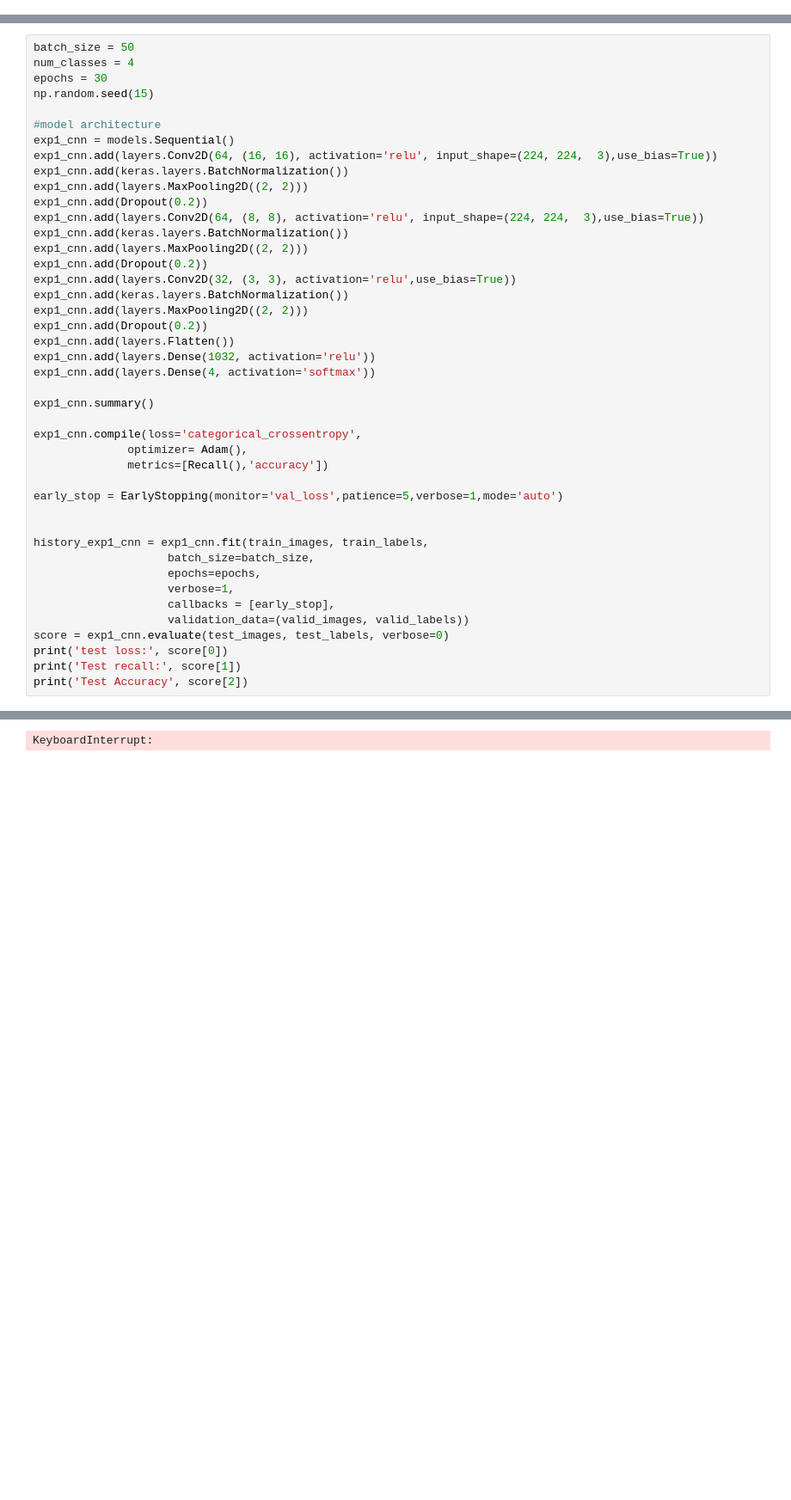
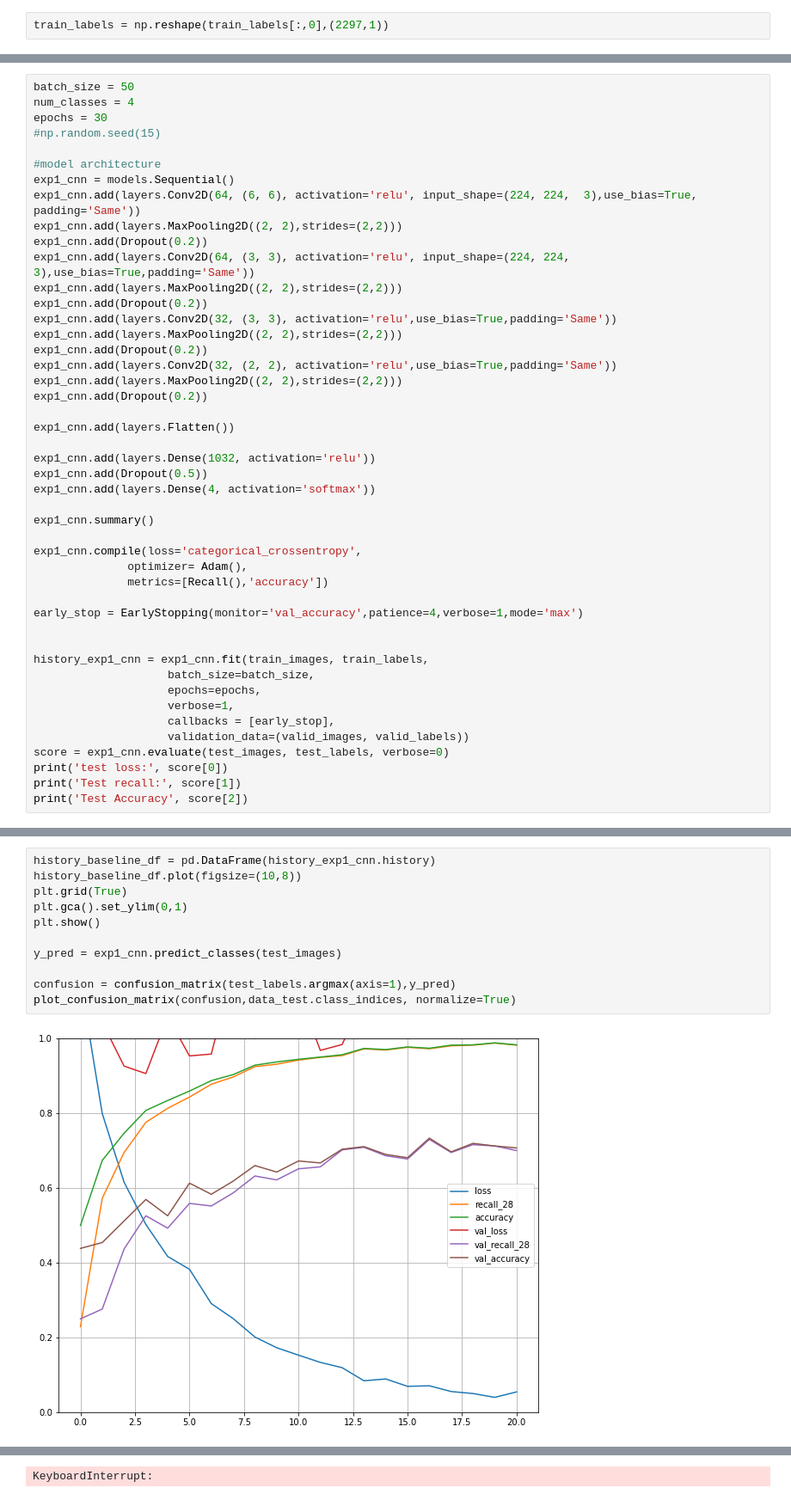
Before and after one commit to Jacobheyman702/Brain_tumor_classifer, a Jupyter notebook: Image_Analysis.ipynb, the cells around one changed output, grey strips where cells are left out. Shown at 86% size. Cells and saved outputs as stored; diff of their text form; blank space fills up the shorter version.

```diff
--- a/Image_Analysis.ipynb
+++ b/Image_Analysis.ipynb
@@ -277,0 +327,2 @@ plt.savefig('./images/class_balance.png')
+# %%
+train_labels = np.reshape(train_labels[:,0],(2297,1))
@@ -538,24 +620,27 @@ Normalized confusion matrix
 batch_size = 50
 num_classes = 4
 epochs = 30
-np.random.seed(15)
+#np.random.seed(15)
 
 #model architecture
 exp1_cnn = models.Sequential()
-exp1_cnn.add(layers.Conv2D(64, (16, 16), activation='relu', input_shape=(224, 224,  3),use_bias=True))
-exp1_cnn.add(keras.layers.BatchNormalization())
-exp1_cnn.add(layers.MaxPooling2D((2, 2)))
+exp1_cnn.add(layers.Conv2D(64, (6, 6), activation='relu', input_shape=(224, 224,  3),use_bias=True, padding='Same'))
+exp1_cnn.add(layers.MaxPooling2D((2, 2),strides=(2,2)))
 exp1_cnn.add(Dropout(0.2))
-exp1_cnn.add(layers.Conv2D(64, (8, 8), activation='relu', input_shape=(224, 224,  3),use_bias=True))
-exp1_cnn.add(keras.layers.BatchNormalization())
-exp1_cnn.add(layers.MaxPooling2D((2, 2)))
+exp1_cnn.add(layers.Conv2D(64, (3, 3), activation='relu', input_shape=(224, 224,  3),use_bias=True,padding='Same'))
+exp1_cnn.add(layers.MaxPooling2D((2, 2),strides=(2,2)))
 exp1_cnn.add(Dropout(0.2))
-exp1_cnn.add(layers.Conv2D(32, (3, 3), activation='relu',use_bias=True))
-exp1_cnn.add(keras.layers.BatchNormalization())
-exp1_cnn.add(layers.MaxPooling2D((2, 2)))
+exp1_cnn.add(layers.Conv2D(32, (3, 3), activation='relu',use_bias=True,padding='Same'))
+exp1_cnn.add(layers.MaxPooling2D((2, 2),strides=(2,2)))
 exp1_cnn.add(Dropout(0.2))
+exp1_cnn.add(layers.Conv2D(32, (2, 2), activation='relu',use_bias=True,padding='Same'))
+exp1_cnn.add(layers.MaxPooling2D((2, 2),strides=(2,2)))
+exp1_cnn.add(Dropout(0.2))
+
 exp1_cnn.add(layers.Flatten())
+
 exp1_cnn.add(layers.Dense(1032, activation='relu'))
+exp1_cnn.add(Dropout(0.5))
 exp1_cnn.add(layers.Dense(4, activation='softmax'))
 
 exp1_cnn.summary()
@@ -564,7 +649,7 @@ exp1_cnn.compile(loss='categorical_crossentropy',
               optimizer= Adam(),
               metrics=[Recall(),'accuracy'])
 
-early_stop = EarlyStopping(monitor='val_loss',patience=5,verbose=1,mode='auto')
+early_stop = EarlyStopping(monitor='val_accuracy',patience=4,verbose=1,mode='max')
 
 
 history_exp1_cnn = exp1_cnn.fit(train_images, train_labels,
@@ -621,0 +683,13 @@ None
+# %%
+history_baseline_df = pd.DataFrame(history_exp1_cnn.history)
+history_baseline_df.plot(figsize=(10,8))
+plt.grid(True)
+plt.gca().set_ylim(0,1)
+plt.show()
+
+y_pred = exp1_cnn.predict_classes(test_images)
+
+confusion = confusion_matrix(test_labels.argmax(axis=1),y_pred)
+plot_confusion_matrix(confusion,data_test.class_indices, normalize=True)
+# %% [output]
+[figure, added]
```
Also changed, not shown: parts of 43 cells of this notebook, 1 other file.
